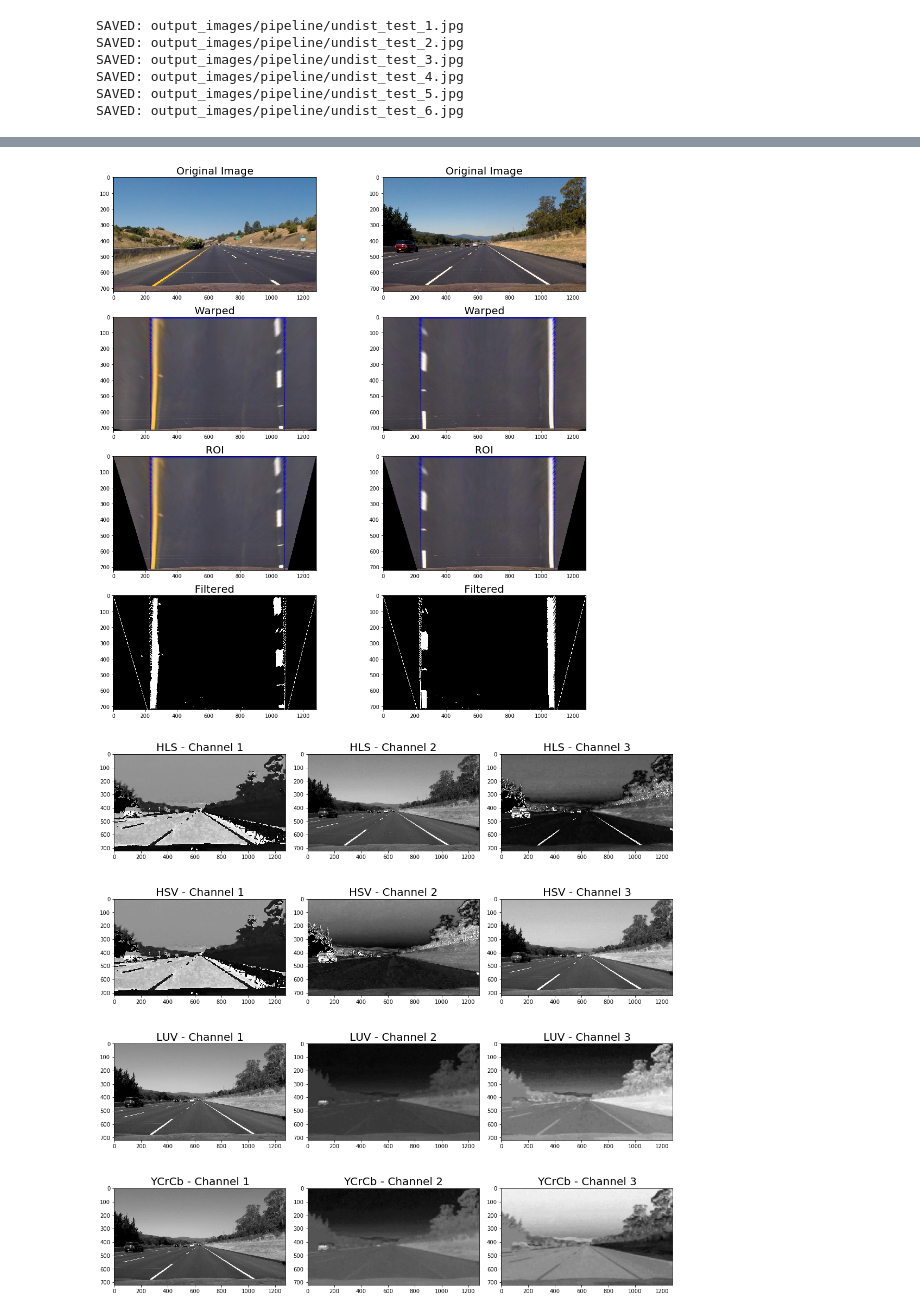
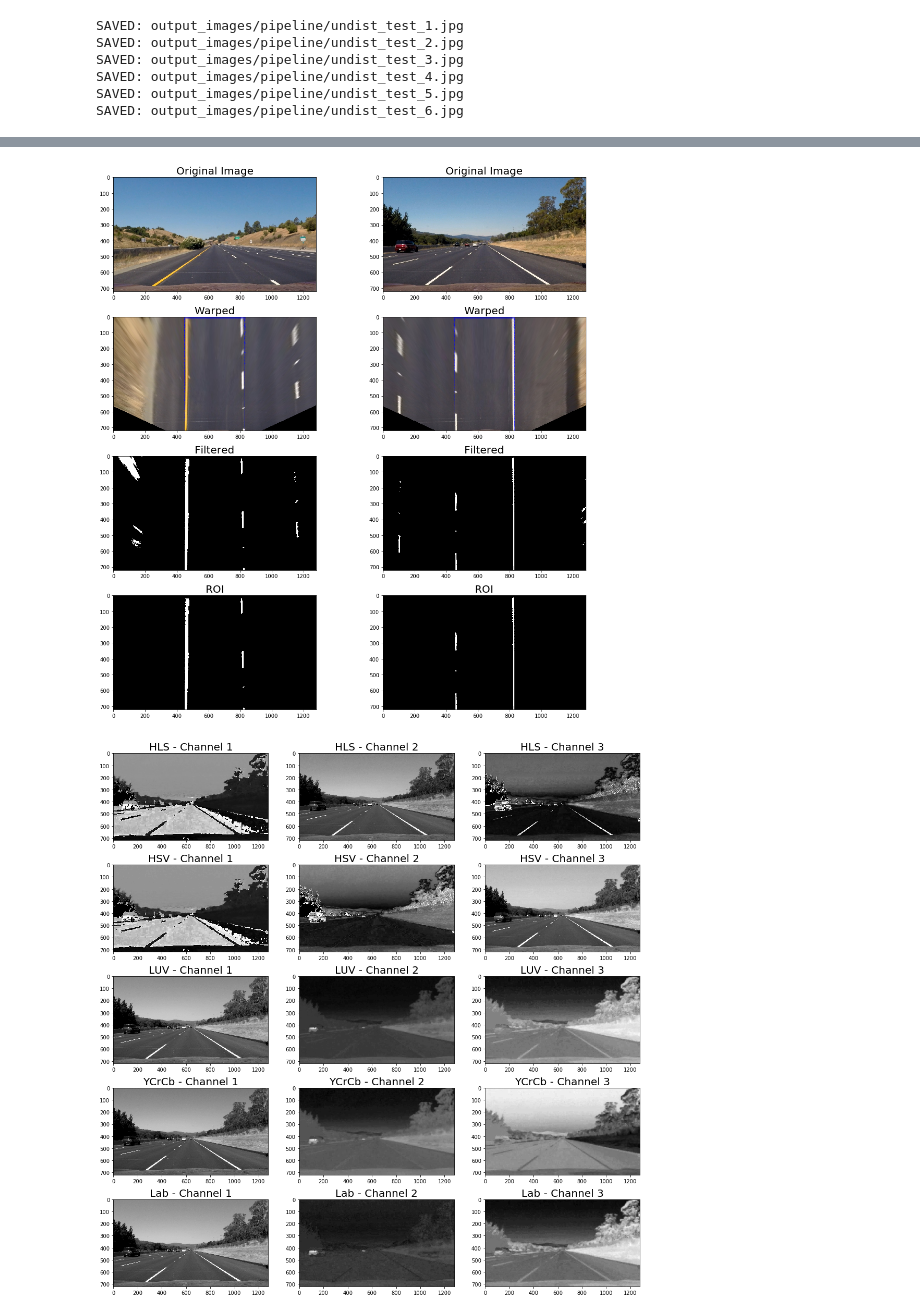
Before and after one commit to bentocin/sdcnd_advanced_lane_lines, a Jupyter notebook: P4_Advanced_Lane_Finding.ipynb, the cells around one changed output, grey strips where cells are left out. Saved outputs shown, nothing was run; the diff lists cells and outputs as text; code cells hidden in the pictures.

Commit message:
Adapt to revision feedback -> Correct curvature calculation and adapt lane filtering

```diff
--- a/P4_Advanced_Lane_Finding.ipynb
+++ b/P4_Advanced_Lane_Finding.ipynb
@@ -305,7 +316,7 @@ images = glob.glob("test_images/straight_lines*.jpg")
 plt.figure(figsize=(15,15))
 
 # Proposal for source points of warp function
-src = [[190,720], [577,460], [708,460], [1126,720]]
+src = [[250,680], [577,460], [708,460], [1055,680]]
 
 # Loop over the images
 for idx, file_name in enumerate(images):
@@ -351,38 +362,38 @@ for idx, file_name in enumerate(images):
     plt.imshow(img_warped)
     plt.title("Warped", fontsize=20)
 
-    # Get region of interest
-    img_roi = region_of_interest(img_warped)
+    # Filter for lane lines
+    img_filtered = filter_lane_lines(img_warped)
     plt.subplot(4, len(images), idx+5)
-    plt.imshow(img_roi)
-    plt.title("ROI", fontsize=20)
-
-    # Filter for lane lines
-    img_filtered = filter_lane_lines(img_roi)
-    plt.subplot(4, len(images), idx+7)
     plt.imshow(img_filtered, cmap="gray")
     plt.title("Filtered", fontsize=20)
+
+    # Get region of interest
+    img_roi = region_of_interest(img_filtered)
+    plt.subplot(4, len(images), idx+7)
+    plt.imshow(img_roi, cmap="gray")
+    plt.title("ROI", fontsize=20)
 
 plt.tight_layout()
 plt.show()
 fig.savefig(directory+"pipeline.png")
 # %% [output]
-[figure, old version]
+[figure, new version]
 # %%
 # Test different colorspaces
 plt.figure(figsize=(15,15))
-colorspaces = ["HLS", "HSV", "LUV", "YCrCb"]
+colorspaces = ["HLS", "HSV", "LUV", "YCrCb", "Lab"]
 for idx, cspace in enumerate(colorspaces):
     for i in range(img.shape[2]):
         plt.subplot(len(colorspaces),3,i+1+idx*3)
         plt.imshow(transform_color_space(img, cspace)[:,:,i], cmap="gray")
         plt.title("{} - Channel {}".format(colorspaces[idx], i+1), fontsize=20)
 
 plt.tight_layout()
 plt.savefig(directory+"color_spaces.png")
 plt.show()
 # %% [output]
-[figure, old version]
+[figure, new version]
 # %%
 # Pipeline to get lane line information
 def test_pipeline(img):
```
Also changed, not shown: parts of 18 cells of this notebook, 16 other files.
